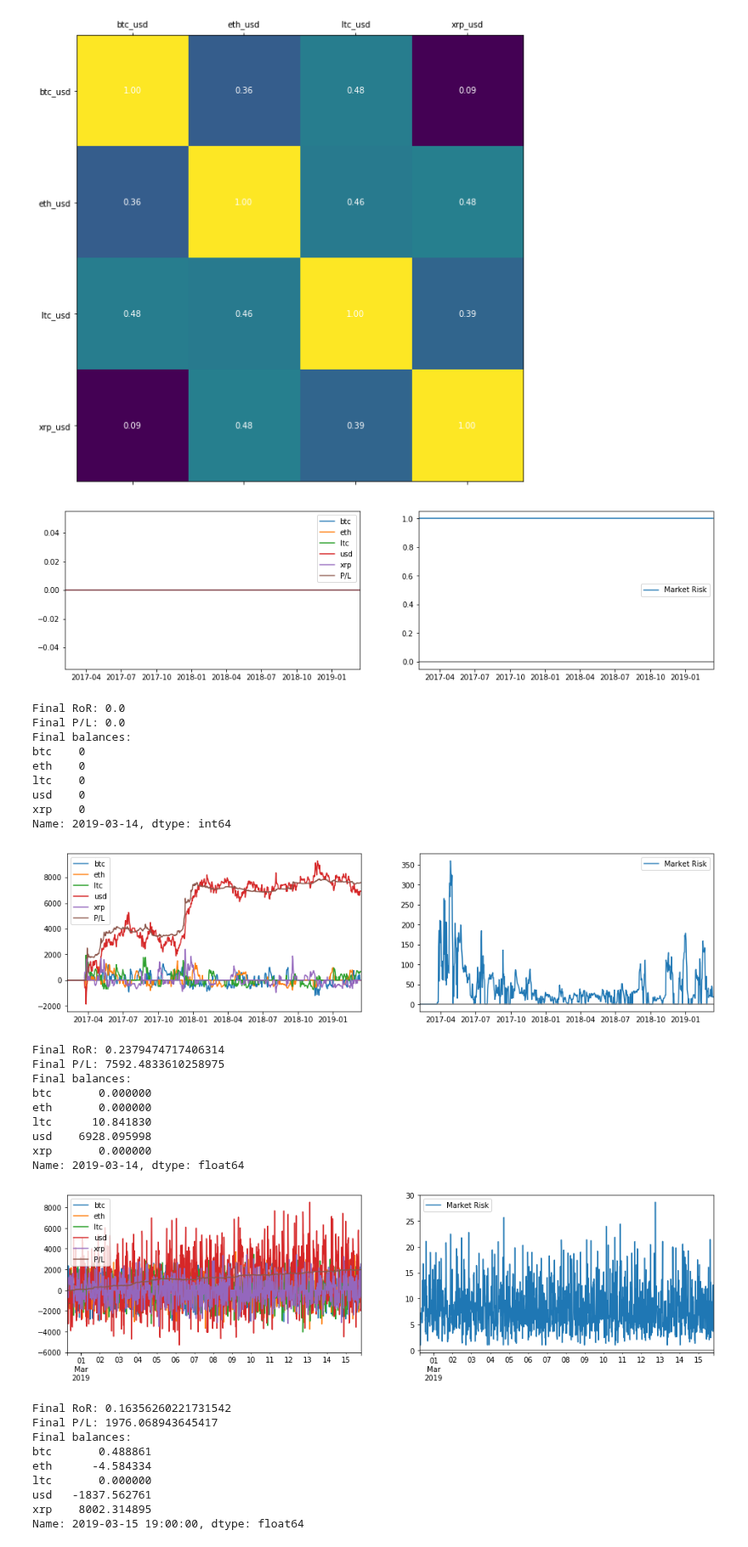
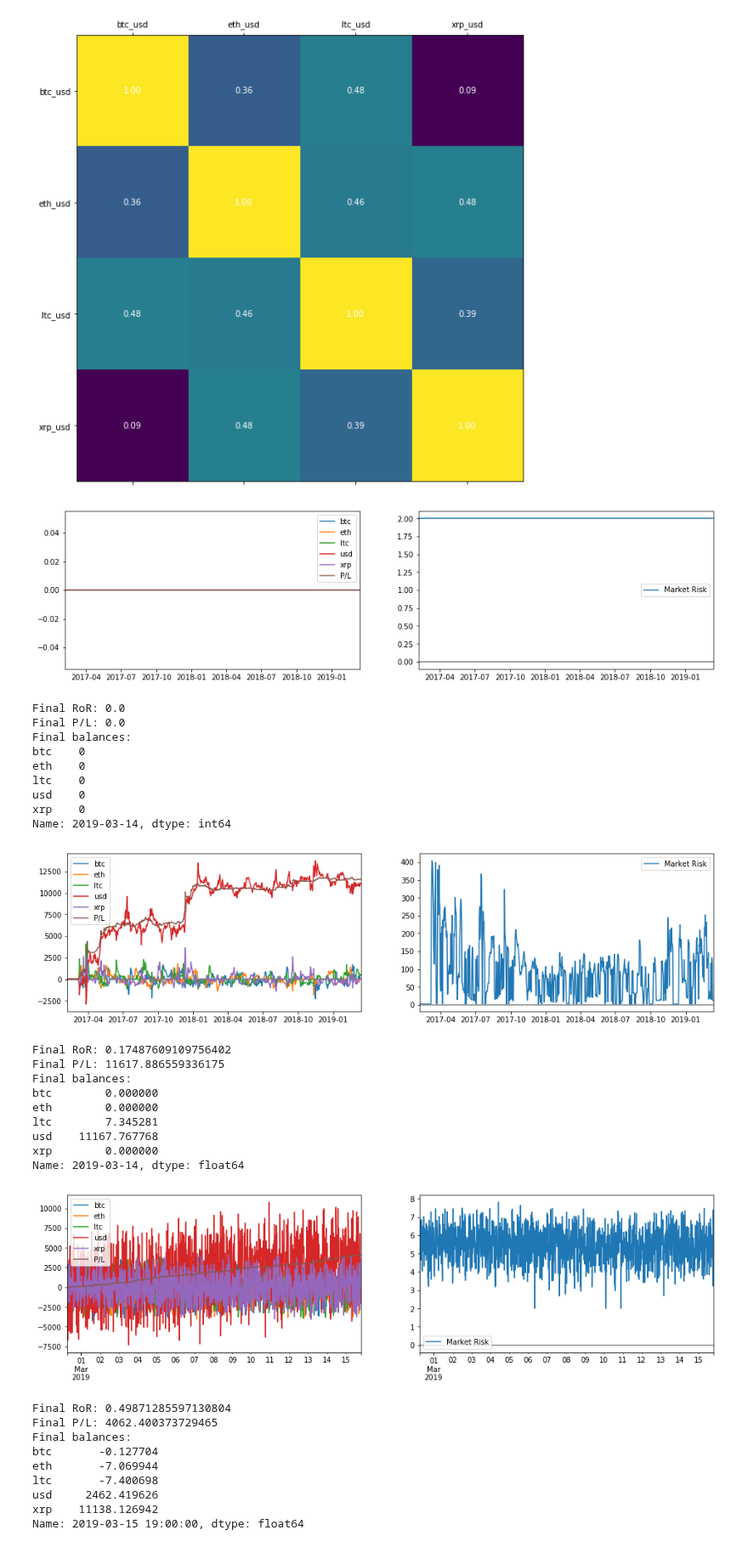
Before and after one commit to cambrian/quant, a Jupyter notebook: research/analysis.ipynb, the cells around one changed output. Shown at 85% size. Saved outputs shown, nothing was run; the diff lists cells and outputs as text; code cells hidden in the pictures.

Commit message:
sum variances correctly

```diff
--- a/research/analysis.ipynb
+++ b/research/analysis.ipynb
@@ -34,10 +28,17 @@ def find_gaps(data, freq):
 # %%
+currencies = ['usd', 'btc', 'eth', 'ltc', 'xrp', 'eos']
+pairs = [c + '_usd' for c in currencies if c != 'usd']
+volume_keys = [c + '_tx_volume' for c in currencies if c != 'usd']
+
 def prep_data(file):
     data = pickle.load(open(file, 'rb'))
     dates = [x['date'] for x in data]
     prices = [{k:v for k,v in x.items() if k in pairs} for x in data]
     volumes = [{(k.partition('_')[0] + '_usd'):v for k,v in x.items() if k in volume_keys} for x in data]
-    return { 'prices': pd.DataFrame(prices, index = dates), 'volumes': pd.DataFrame(volumes, index = dates)}
+    return {
+        'prices': pd.DataFrame(prices, index = dates),
+        'volumes': pd.DataFrame(volumes, index = dates)
+    }
 
 def reduce_data(data, resampling):
     '''Averages prices, sums volumes'''
@@ -56,11 +57,16 @@ def data_currencies(data):
         currencies.append(pair.partition('_')[0])
     return currencies
 
+def find_gaps(data, freq):
+    idx_ref = pd.date_range(start=data.index[0], end=data.index[-1],freq=freq)
+    gaps = idx_ref[~idx_ref.isin(data.index)]
+    return gaps
+
 data = prep_data('data.p')
 viz_data(data)
-data_min = prep_data('data-minute.p')
+data_min = reduce_data(prep_data('data-minute.p'), '1Min')
 data_5min = reduce_data(data_min, '5Min')
 data_15min = reduce_data(data_min, '15Min')
-viz_data(data_5min)
+viz_data(data_min)
 # %% [output]
 [figure]
@@ -106,11 +112,11 @@ def pnl(balances, prices):
     return usd
 
 
-def market_risk(diff_stddevs, pcs, balances):
+def market_risk(diff_variances, pcs, balances):
     '''sqrt(sum(position * var(currency) * pc1[currency]))'''
     balances = pd.DataFrame([{(k+'_usd'):v for k,v in balances.items() if k != 'usd'}])
-    risk = np.abs(pcs.values.dot((balances * diff_stddevs).values.T))
-    return np.linalg.norm(risk) + 1 # avoid div by 0
+    risk = np.sqrt(np.sum(np.abs(pcs.values.dot((balances * diff_variances).values.T)))) + 1
+    return risk + 1 # avoid div by 0
 
 def evaluate(strategy, data, fees = 0):
     '''data is prices per-day
@@ -122,7 +128,7 @@ def evaluate(strategy, data, fees = 0):
     balance_values = []
     risks = []
     price_diffs = data['prices'].diff().iloc[1:]
-    diff_stddevs = price_diffs.std()
+    diff_variances = price_diffs.var()
     diff_pca = PCA(n_components=0.997)
     diff_pca.fit(price_diffs)
     pcs = pd.DataFrame(diff_pca.components_, columns = data['prices'].columns)
@@ -139,7 +145,7 @@ def evaluate(strategy, data, fees = 0):
         balances_.append(balances.copy())
         balance_values.append({ c: qty * price(c) for c, qty in balances.items() })
         pnls.append(current_pnl)
-        risks.append(market_risk(diff_stddevs, pcs, balances))
+        risks.append(market_risk(diff_variances, pcs, balances))
     return {
         'P/L': pd.DataFrame(pnls, index=dates, columns=["P/L"]),
         'balances': pd.DataFrame(balances_, index=dates),
@@ -169,7 +175,7 @@ from strategy import HoldStrategy
 
 plot_results(evaluate(HoldStrategy(), data))
 # %% [output]
-[figure, old version]
+[figure, new version]
 Final RoR: 0.0
 Final P/L: 0.0
 Final balances:
@@ -247,28 +253,28 @@ class StatArb(Strategy):
 
         return orders
 
-plot_results(evaluate(StatArb(correlation_window_size = 48, movement_half_life = .01, size = 1000, min_edge = 0.25), data))
+plot_results(evaluate(StatArb(correlation_window_size = 32, movement_half_life = 1, size = 1000, min_edge = 0.25), data))
 # %% [output]
-[figure, old version]
+[figure, new version]
-Final RoR: 0.2379474717406314
-Final P/L: 7592.4833610258975
+Final RoR: 0.17487609109756402
+Final P/L: 11617.886559336175
 Final balances:
-btc       0.000000
-eth       0.000000
-ltc      10.841830
-usd    6928.095998
-xrp       0.000000
+btc        0.000000
+eth        0.000000
+ltc        7.345281
+usd    11167.767768
+xrp        0.000000
 Name: 2019-03-14, dtype: float64
 # %%
-plot_results(evaluate(StatArb(correlation_window_size = 8, movement_half_life = 2, size = 1000, min_edge = 0.25), data_15min))
+plot_results(evaluate(StatArb(correlation_window_size = 4, movement_half_life = 3, size = 1000, min_edge = 0.25), data_15min))
 # %% [output]
-[figure, old version]
+[figure, new version]
-Final RoR: 0.16356260221731542
-Final P/L: 1976.068943645417
+Final RoR: 0.49871285597130804
+Final P/L: 4062.400373729465
 Final balances:
-btc       0.488861
-eth      -4.584334
-ltc       0.000000
-usd   -1837.562761
-xrp    8002.314895
+btc       -0.127704
+eth       -7.069944
+ltc       -7.400698
+usd     2462.419626
+xrp    11138.126942
 Name: 2019-03-15 19:00:00, dtype: float64
```
Also changed, not shown: parts of 6 cells of this notebook, 1 other file.
